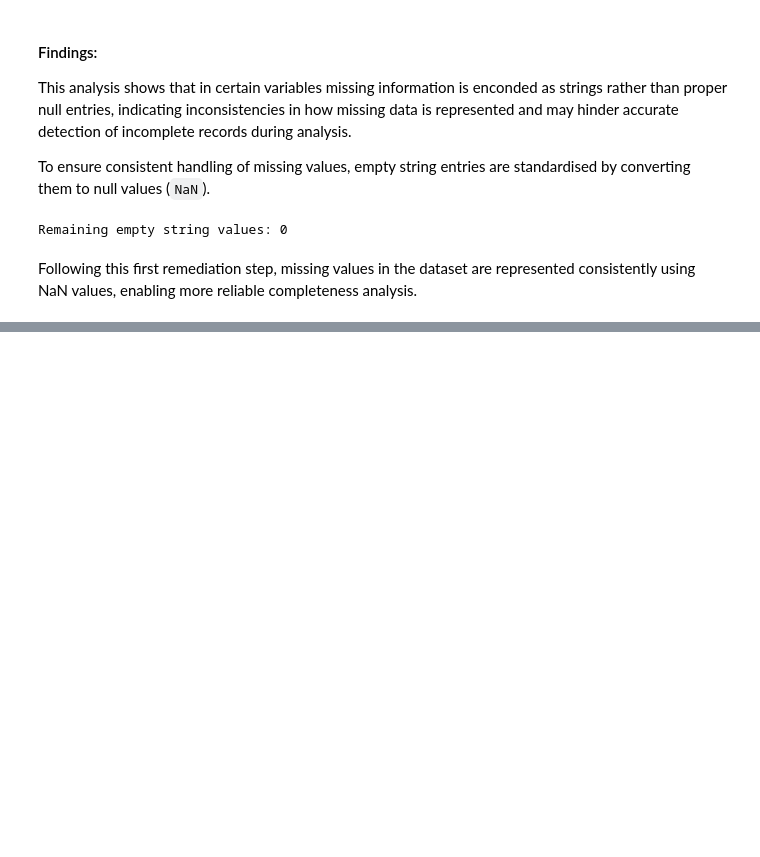
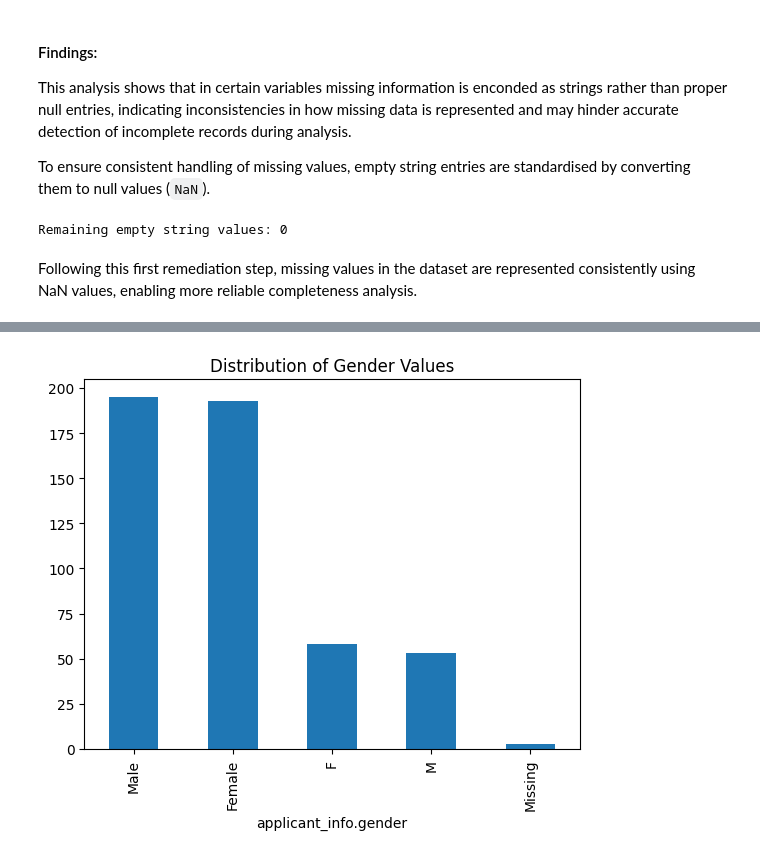
Before and after one commit to Beatrizboal/dego-project-team7, a Jupyter notebook: notebooks/01_data_quality.ipynb, the cells around one changed output, grey strips where cells are left out. Drawn from its saved outputs; the diff is of its cells as text; code cells hidden in the pictures; blank space fills up the shorter version.

Commit message:
Implement consistency checks for categorical values, date formats, and schema structure

```diff
--- a/notebooks/01_data_quality.ipynb
+++ b/notebooks/01_data_quality.ipynb
@@ -198,0 +224,6 @@ Following this first remediation step, missing values in the dataset are represe
+# %%
+df_raw["applicant_info.gender"].fillna("Missing").astype(str).value_counts().plot(kind="bar")
+plt.title("Distribution of Gender Values")
+plt.show()
+# %% [output]
+[figure, added]
```
Also changed, not shown: parts of 11 cells of this notebook.
